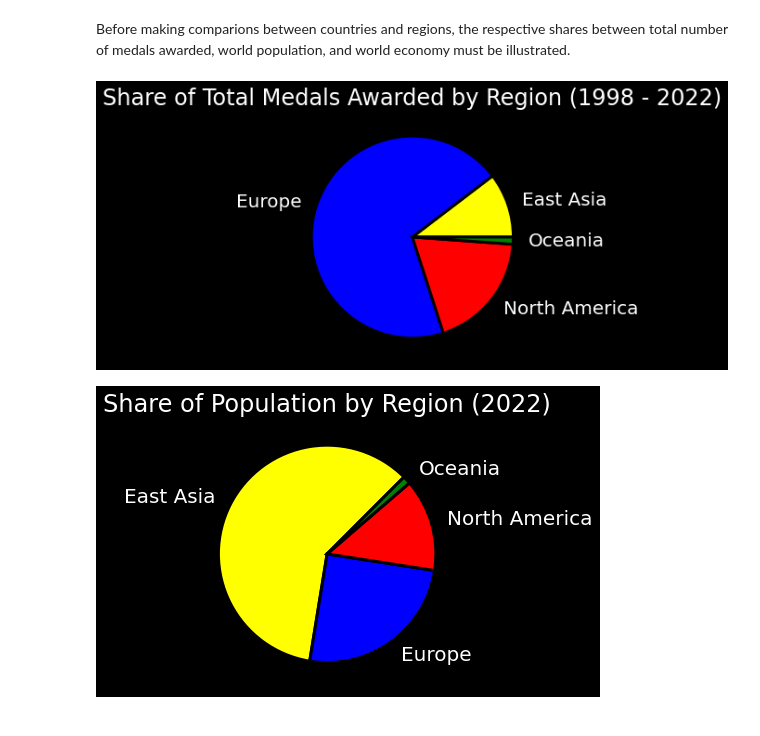
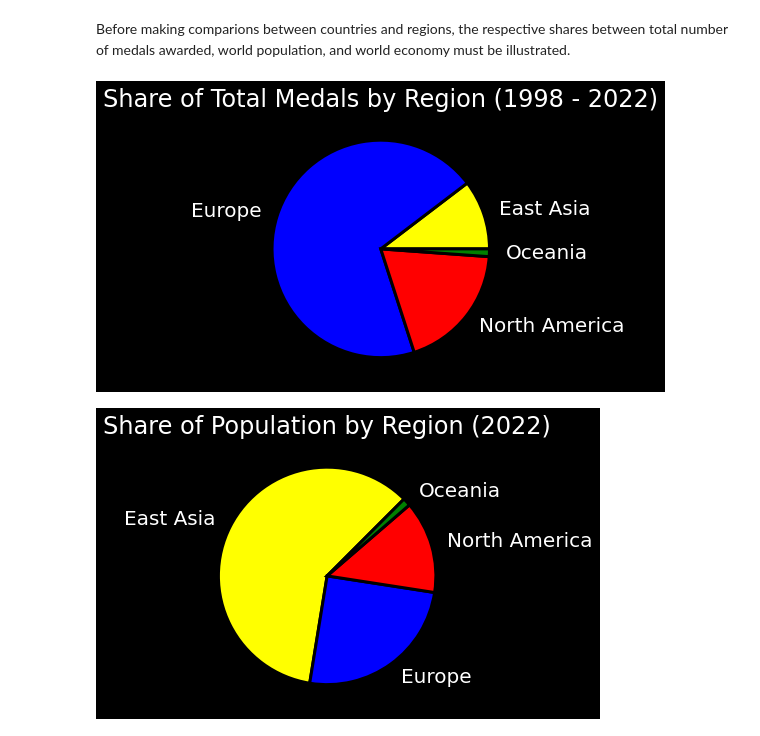
Before and after one commit to jchatterjee/nycdsa_python_project, a Jupyter notebook: JChatterjee Python Project.ipynb, the cells around one changed output. Saved outputs shown, nothing was run; the diff lists cells and outputs as text; code cells hidden in the pictures.

```diff
--- a/JChatterjee Python Project.ipynb
+++ b/JChatterjee Python Project.ipynb
@@ -1144,29 +1144,29 @@ Before making comparions between countries and regions, the respective shares be
 # %%
 # Set pie chart figure size
 plt.rcParams["figure.figsize"] = (20,5)
 plt.rcParams["figure.facecolor"] = "black"
 
 # Populate data
 names = reg_table.index
 values = reg_table['Total Medals']
 
 # Create a set of colors
 colors = {'North America':'red', 'Europe':'blue', 'East Asia': 'yellow', 'Oceania': 'green'}
 
 # Set general font size
 plt.rcParams['font.size'] = '20'
 plt.rcParams['text.color'] = 'white'
 
 # Label distance: gives the space between labels and the center of the pie
 plt.pie(values, labels=names, labeldistance = 1.15,
         wedgeprops = { 'linewidth' : 3, 'edgecolor' : 'black' },
         colors = names.map(colors));
-plt.title("Share of Total Medals Awarded by Region (1998 - 2022)")
+plt.title("Share of Total Medals by Region (1998 - 2022)")
 
 # Save pie chart
 plt.savefig("reg_share_medals.png", dpi=300, bbox_inches = 'tight')
 # %% [output]
-[figure, old version]
+[figure, new version]
 # %%
 # Set pie chart figure size
 plt.rcParams["figure.figsize"] = (20,5)
```
Also changed, not shown: 1 other file.
